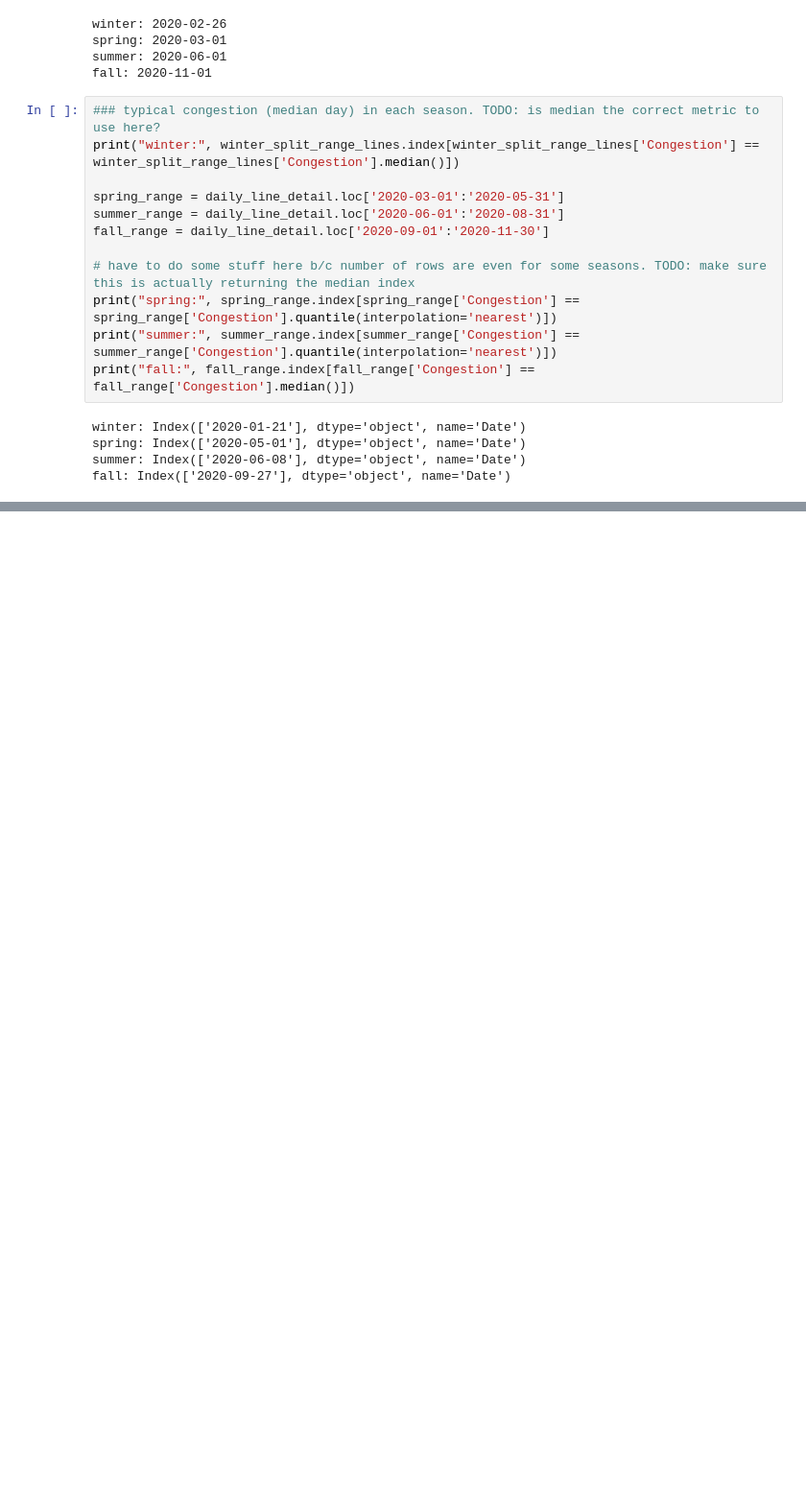
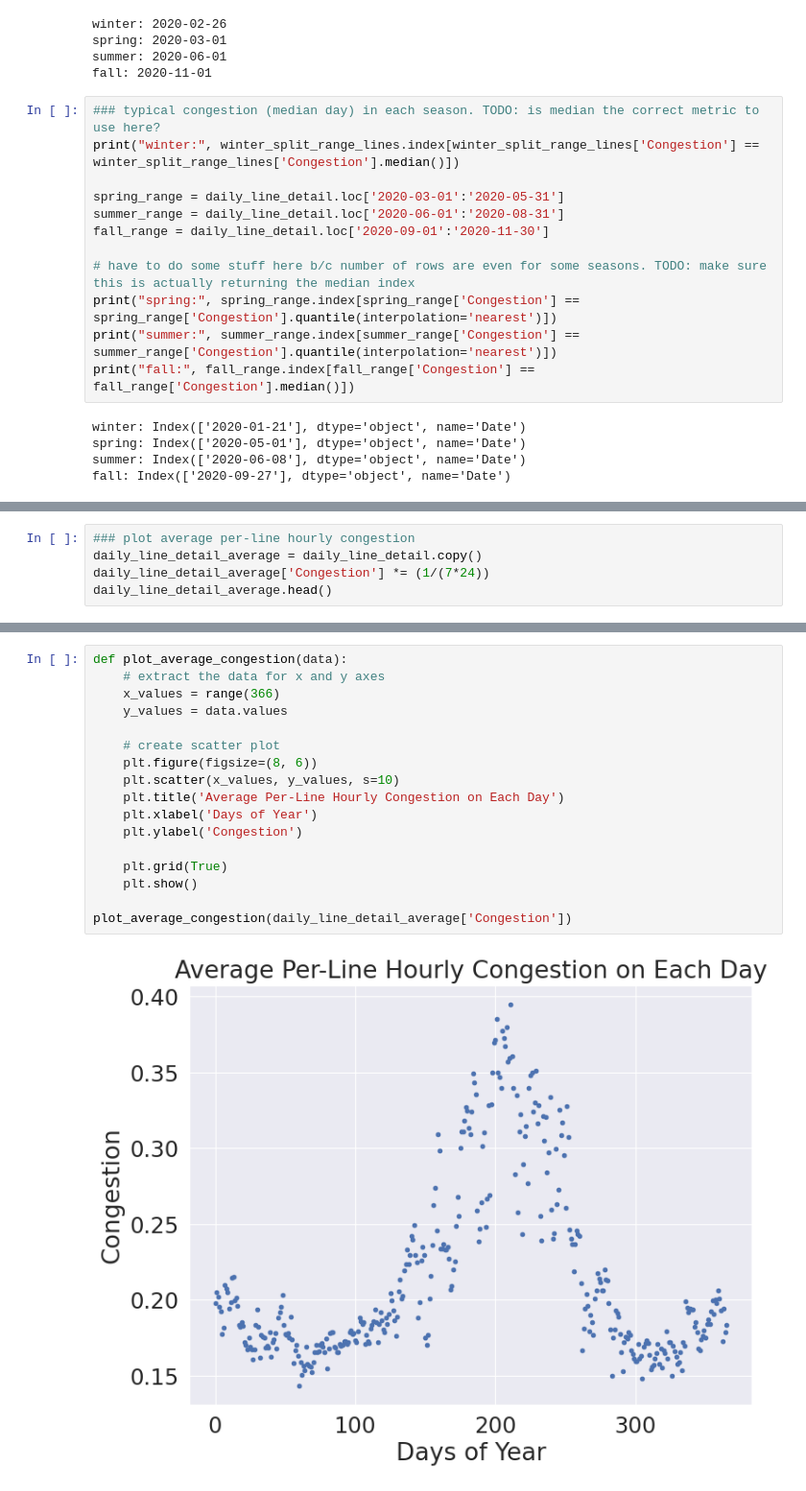
Before and after one commit to rachaelalfant/idaes-gtep, a Jupyter notebook: extreme_days/prescient_5bus.ipynb, the cells around one changed output, grey strips where cells are left out. Shown at 96% size. Drawn from its saved outputs; the diff is of its cells as text; blank space fills up the shorter version.

```diff
--- a/extreme_days/prescient_5bus.ipynb
+++ b/extreme_days/prescient_5bus.ipynb
@@ -261,0 +285,5 @@ fall: Index(['2020-09-27'], dtype='object', name='Date')
+# %%
+### plot average per-line hourly congestion
+daily_line_detail_average = daily_line_detail.copy()
+daily_line_detail_average['Congestion'] *= (1/(7*24))
+daily_line_detail_average.head()
@@ -261,0 +298,19 @@ fall: Index(['2020-09-27'], dtype='object', name='Date')
+# %%
+def plot_average_congestion(data):
+    # extract the data for x and y axes
+    x_values = range(366)
+    y_values = data.values
+
+    # create scatter plot
+    plt.figure(figsize=(8, 6))
+    plt.scatter(x_values, y_values, s=10)
+    plt.title('Average Per-Line Hourly Congestion on Each Day')
+    plt.xlabel('Days of Year')
+    plt.ylabel('Congestion')
+
+    plt.grid(True)
+    plt.show()
+
+plot_average_congestion(daily_line_detail_average['Congestion'])
+# %% [output]
+[figure, added]
```
Also changed, not shown: parts of 4 cells of this notebook.
